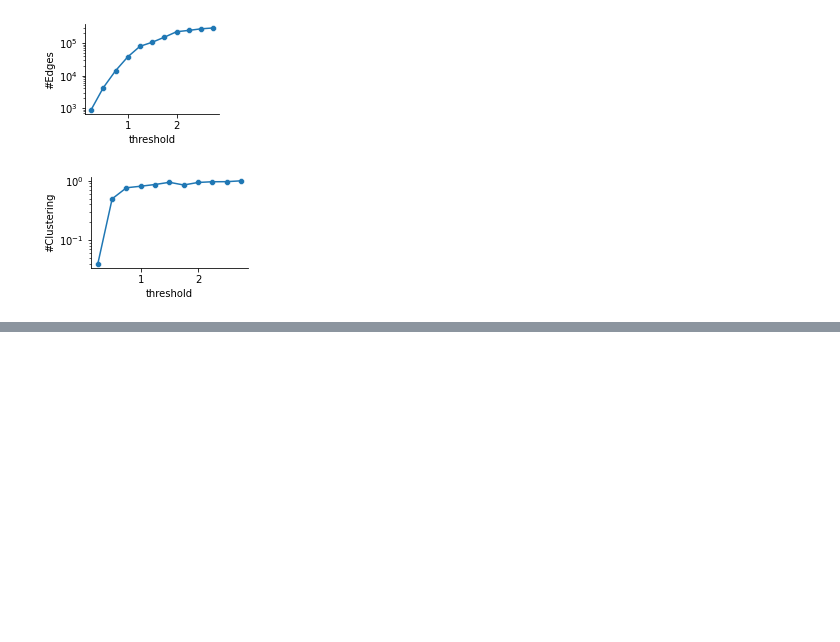
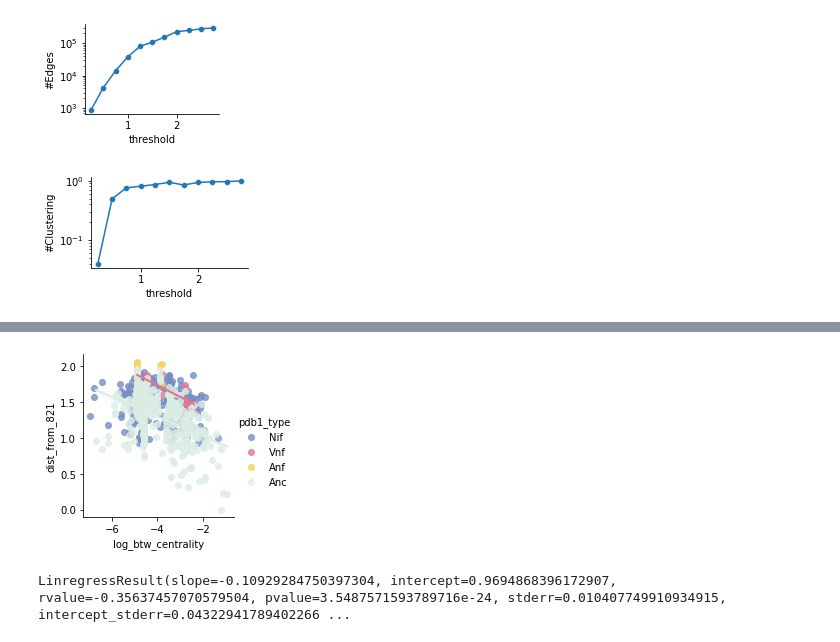
Before and after one commit to kacarlab/nif-structures, a Jupyter notebook: notebooks/04-structural-alignment.ipynb, the cells around one changed output, grey strips where cells are left out. Cells and saved outputs as stored; diff of their text form; code cells hidden in the pictures; blank space fills up the shorter version.

```diff
--- a/notebooks/04-structural-alignment.ipynb
+++ b/notebooks/04-structural-alignment.ipynb
@@ -181,0 +286,11 @@ tmscore_all_extant
+# %%
+def place_anc_tag(x):
+    try:
+        int(x.split('_')[0])
+        return 'Anc_' + x + '_map'
+    except:
+        return x
+
+distances_from_root = pd.read_csv('../data/tree/AGNifAlign103.asr.dist821.csv').rename(columns={'node': 'id'})
+distances_from_root['id'] = distances_from_root['id'].apply(place_anc_tag)
+distances_from_root
@@ -181,0 +311,9 @@ tmscore_all_extant
+# %%
+reference['sequence_name'] = reference['original_name'].apply(lambda x: x.split('.')[0][:-4])
+distances_from_root = pd.merge(
+    distances_from_root.rename(columns={'id': 'sequence_name'}),
+    reference[['sequence_name', 'id']],
+    on='sequence_name'
+)
+# %%
+all_ssn_centrality = pd.merge(all_ssn_centrality, distances_from_root, left_on='pdb1', right_on='id')
@@ -181,0 +336,6 @@ tmscore_all_extant
+# %%
+g = sns.lmplot(data=all_ssn_centrality, x='log_btw_centrality', y='dist_from_821', hue='pdb1_type', palette=palette, height=3, aspect=1)
+g.savefig('../figures/scatter-structure-btwcentrality-distroot.png', dpi=300)
+g.savefig('../figures/scatter-structure-btwcentrality-distroot.svg')
+# %% [output]
+[figure, added]
@@ -181,0 +344,6 @@ tmscore_all_extant
+# %%
+x = all_ssn_centrality.replace([np.inf, -np.inf], np.nan).dropna(subset=['log_btw_centrality', 'dist_from_821']).log_btw_centrality.values
+y = all_ssn_centrality.replace([np.inf, -np.inf], np.nan).dropna(subset=['log_btw_centrality', 'dist_from_821']).dist_from_821.values
+linregress(x, y)
+# %% [output]
+LinregressResult(slope=-0.10929284750397304, intercept=0.9694868396172907, rvalue=-0.35637457070579504, pvalue=3.5487571593789716e-24, stderr=0.010407749910934915, intercept_stderr=0.04322941789402266 ...
```
Also changed, not shown: parts of 32 cells of this notebook, 11 other files.
